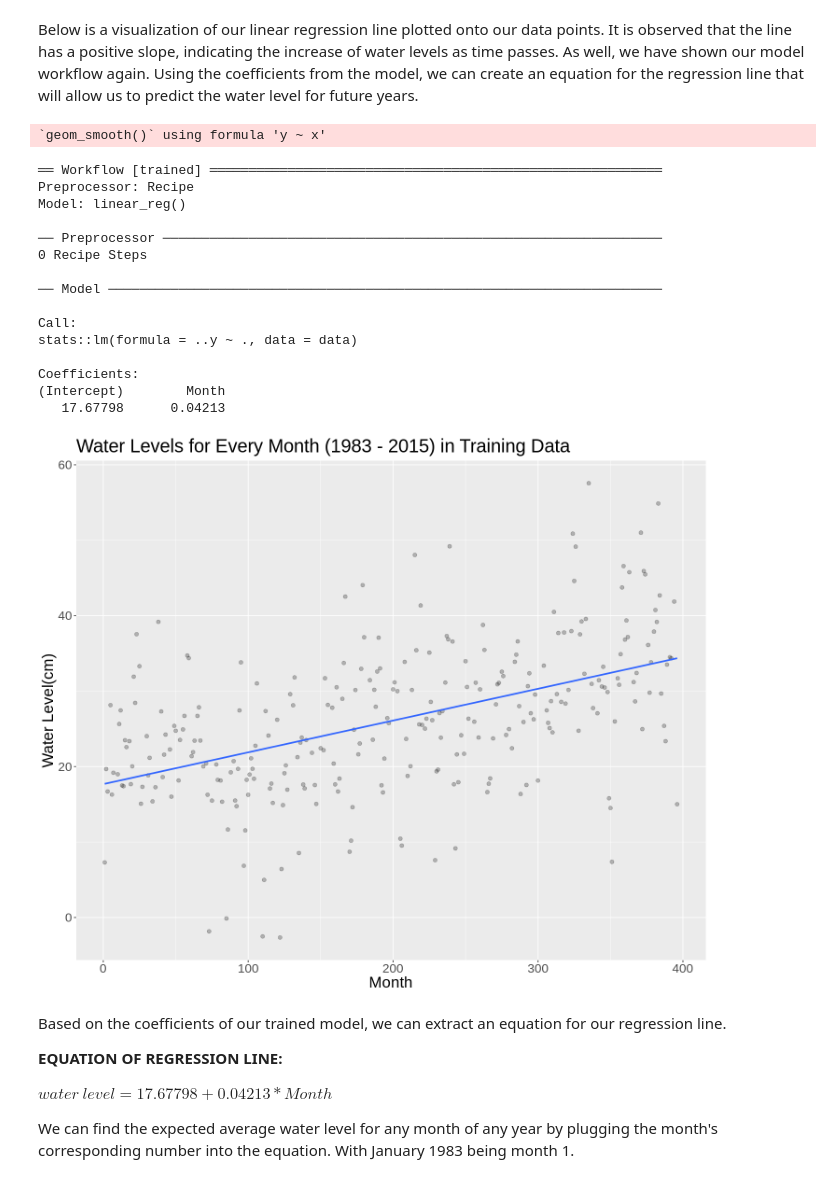
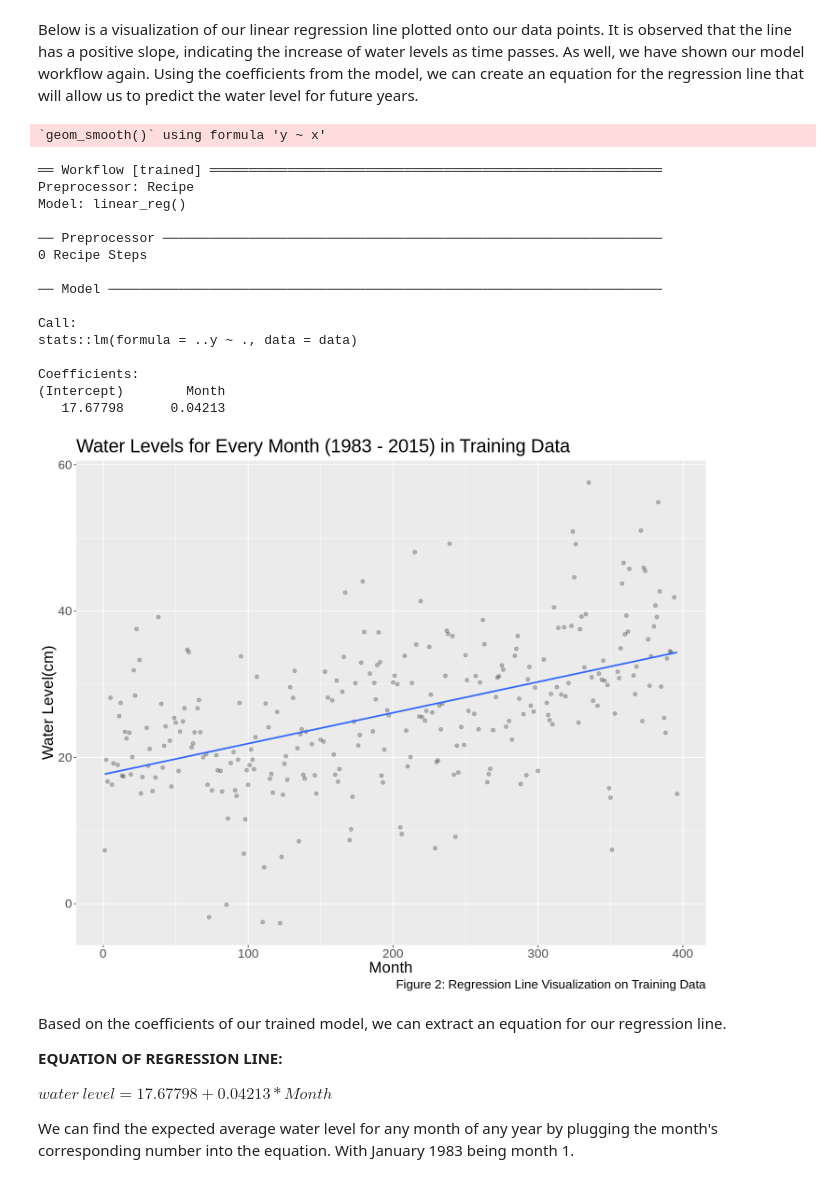
Before and after one commit to Applemyp/dsci100-group36-project, a Jupyter notebook: Group Project Report.ipynb, the cells around one changed output. Cells and saved outputs as stored; diff of their text form; code cells hidden in the pictures.

```diff
--- a/Group Project Report.ipynb
+++ b/Group Project Report.ipynb
@@ -221,34 +231,35 @@ options(repr.plot.width = 12, repr.plot.height = 10)
 
 lm_predictions_test <- training_data |>
      ggplot(aes(x = Month, y = month_average)) +
          geom_point(alpha = 0.25, size=2) +
          geom_smooth(data = training_data, aes(x = Month, y = month_average), method = "lm", se = FALSE) +
          xlab("Month") +
          ylab("Water Level(cm)") +
          ggtitle("Water Levels for Every Month (1983 - 2015) in Training Data") +
+         labs(caption = "Figure 2: Regression Line Visualization on Training Data") +
          theme(text = element_text(size = 20))
 
 lm_predictions_test
 
 data_fit
 # %% [output]
 `geom_smooth()` using formula 'y ~ x'
 ══ Workflow [trained] ══════════════════════════════════════════════════════════
 Preprocessor: Recipe
 Model: linear_reg()
 
 ── Preprocessor ────────────────────────────────────────────────────────────────
 0 Recipe Steps
 
 ── Model ───────────────────────────────────────────────────────────────────────
 
 Call:
 stats::lm(formula = ..y ~ ., data = data)
 
 Coefficients:
 (Intercept)        Month
    17.67798      0.04213
-[figure, old version]
+[figure, new version]
 # %% [markdown]
 Based on the coefficients of our trained model, we can extract an equation for our regression line.
 
```
Also changed, not shown: parts of 6 cells of this notebook.
